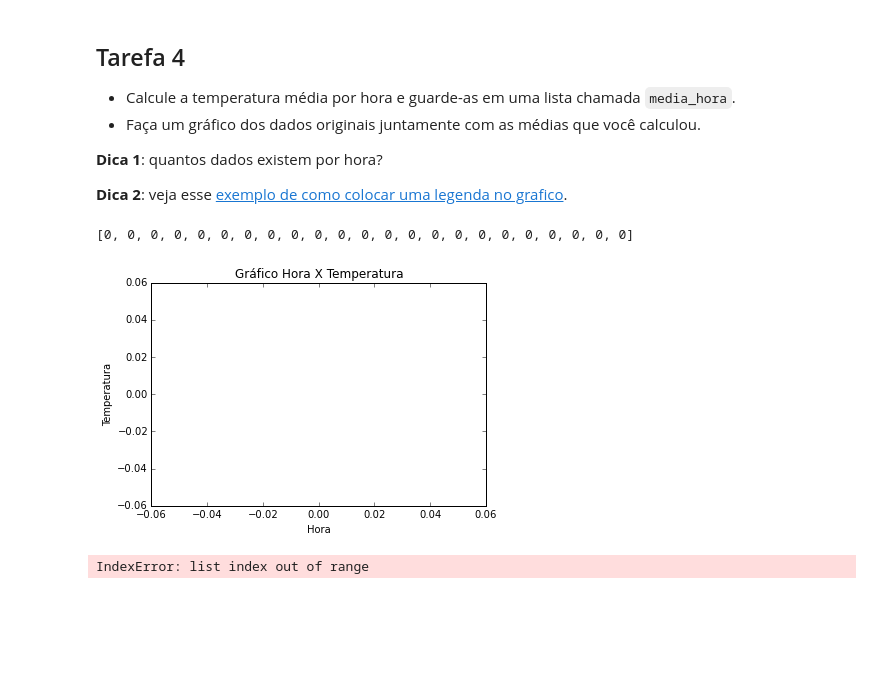
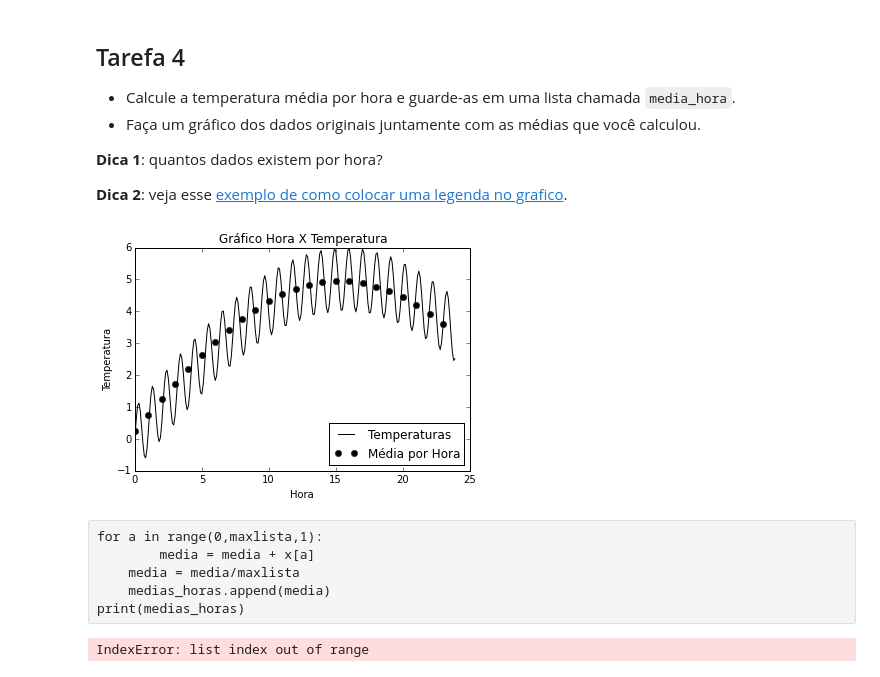
Before and after one commit to mat-esp-2015/python-intro-2-chapatime, a Jupyter notebook: tarefa-intro-python-2.ipynb, the cells around one changed output. Saved outputs shown, nothing was run; the diff lists cells and outputs as text; code cells hidden in the pictures; blank space fills up the shorter version.

```diff
--- a/tarefa-intro-python-2.ipynb
+++ b/tarefa-intro-python-2.ipynb
@@ -336,40 +336,33 @@ Minimo esta igual? True
 **Dica 1**: quantos dados existem por hora?
 
 **Dica 2**: veja esse [exemplo de como colocar uma legenda no grafico](http://matplotlib.org/examples/api/legend_demo.html).
-# %%
-import matplotlib.pyplot as plt
-%matplotlib inline
-
-tempos = []
-dados = []
-for linha in arquivo:
-    blocos = linha.split(',')
-    t = float(blocos[0])
-    d = float(blocos[1])
-    tempos.append(t)
-    dados.append(d)
-
-
-medias_horas = []
-media = 0
-horas = range(0,24,1)
-plt.figure()
-plt.plot(tempos, dados, "-k", label='Temperaturas')
-plt.title("Gráfico Hora X Temperatura")
-plt.xlabel("Hora")
-plt.ylabel("Temperatura")
-for M in range(0,N-10,10):
-    x = dados[M:M+10]
-    maxlista = len(x)
-    media = 0
-    for a in range(0,maxlista,1):
-        media = media + x[a]
-        media = media/maxlista
-    medias_horas.append(media)
-print(medias_horas)
-# %% [output]
-[0, 0, 0, 0, 0, 0, 0, 0, 0, 0, 0, 0, 0, 0, 0, 0, 0, 0, 0, 0, 0, 0, 0]
-[figure, removed]
+# %%
+medias_horas = []
+G = len(dados)
+for M in range(10,G+10,10):
+    mais_dez=0
+    for i in range(M-10,M,1):
+        mais_dez = mais_dez + dados[i]
+    media = mais_dez/10
+    medias_horas.append(media)
+
+%matplotlib inline
+horas = range(0,24,1)
+plt.figure()
+plt.plot(tempos, dados, "-k", label='Temperaturas')
+plt.title("Gráfico Hora X Temperatura")
+plt.xlabel("Hora")
+plt.ylabel("Temperatura")
+plt.plot(horas, medias_horas, "ok", label = "Média por Hora")
+legend = plt.legend(loc = 'lower right', fontsize = 'large')
+# %% [output]
+[figure, added]
+# %% [raw]
+for a in range(0,maxlista,1):
+        media = media + x[a]
+    media = media/maxlista
+    medias_horas.append(media)
+print(medias_horas)
 # %%
 medias_horas = 0
 
```
